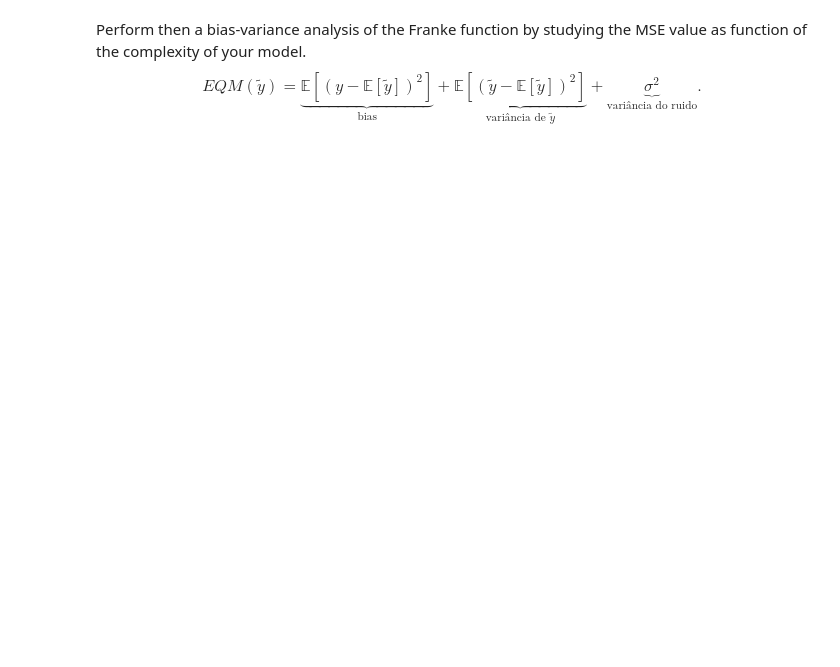
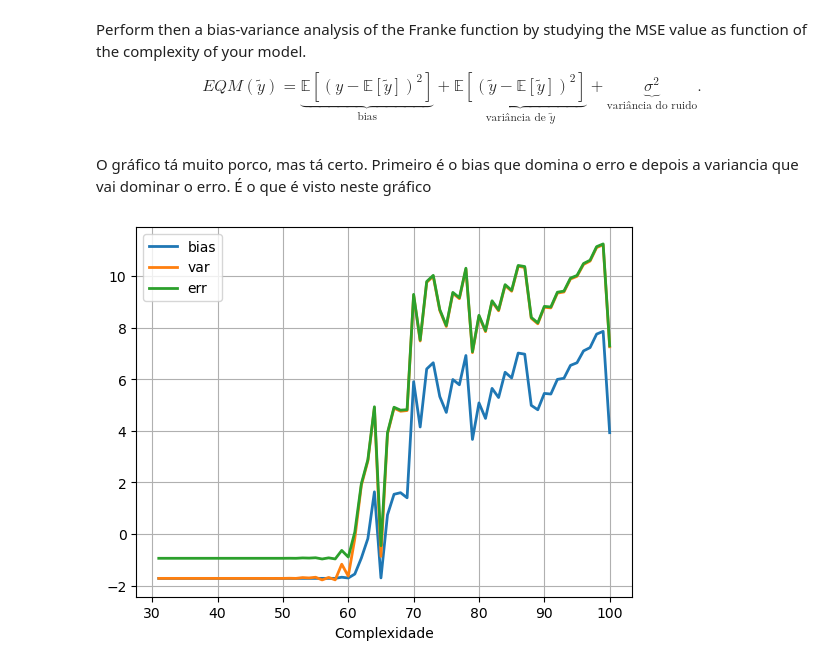
Before and after one commit to mickpires/machine-learning, a Jupyter notebook: exercicios_jensen/resampling.ipynb, the cells around one changed output. Drawn from its saved outputs; the diff is of its cells as text; code cells hidden in the pictures; blank space fills up the shorter version.

Commit message:
criei o grafico do bias vs var vs erro

```diff
--- a/exercicios_jensen/resampling.ipynb
+++ b/exercicios_jensen/resampling.ipynb
@@ -188,0 +187,35 @@ eqm_test,bias_test,var_test,ruido_test = EQM(z_test,z_pred_test)
+# %%
+eqm_train = np.zeros((max_degree))
+bias_train = np.zeros((max_degree))
+var_train = np.zeros((max_degree))
+ruido_train = np.zeros((max_degree))
+
+eqm_test = np.zeros((max_degree))
+bias_test = np.zeros((max_degree))
+var_test = np.zeros((max_degree))
+ruido_test = np.zeros((max_degree))
+
+for degree in range(max_degree):
+    model = Pipeline([
+        ('std_scaler', StandardScaler()),
+        ('poly', PolynomialFeatures(degree)),
+        ('lin_reg', LinearRegression())
+    ])
+    model.fit(X_train,z_train)
+    eqm_train[degree], bias_train[degree],var_train[degree],ruido_train[degree] = EQM(X_train,z_train,model)
+    eqm_test[degree],bias_test[degree],var_test[degree],ruido_test[degree] = EQM(X_test,z_test,model)
+# %% [markdown]
+O gráfico tá muito porco, mas tá certo. Primeiro é o bias que domina o erro e depois a variancia que vai dominar o erro. É o que é visto neste gráfico
+# %%
+t = 30
+linewidth = 2
+type_plot = plt.plot
+type_plot(degrees[t:],np.log(bias_test[t:]),label='bias',linewidth=linewidth)
+type_plot(degrees[t:],np.log(var_test[t:]),label='var',linewidth=linewidth)
+type_plot(degrees[t:],np.log(eqm_test[t:]),label='err',linewidth=linewidth)
+plt.legend()
+plt.xlabel('Complexidade')
+
+plt.grid(True)
+# %% [output]
+[figure, added]
```
Also changed, not shown: parts of 8 cells of this notebook, 1 other file.
